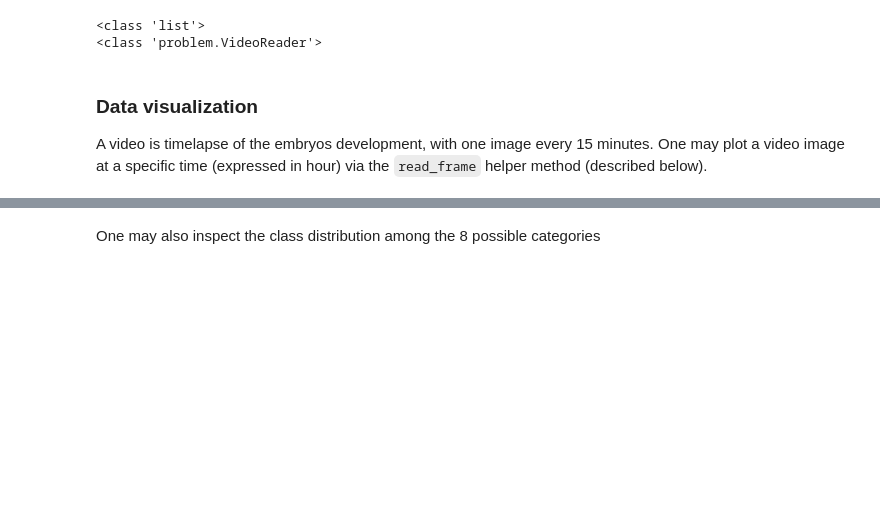
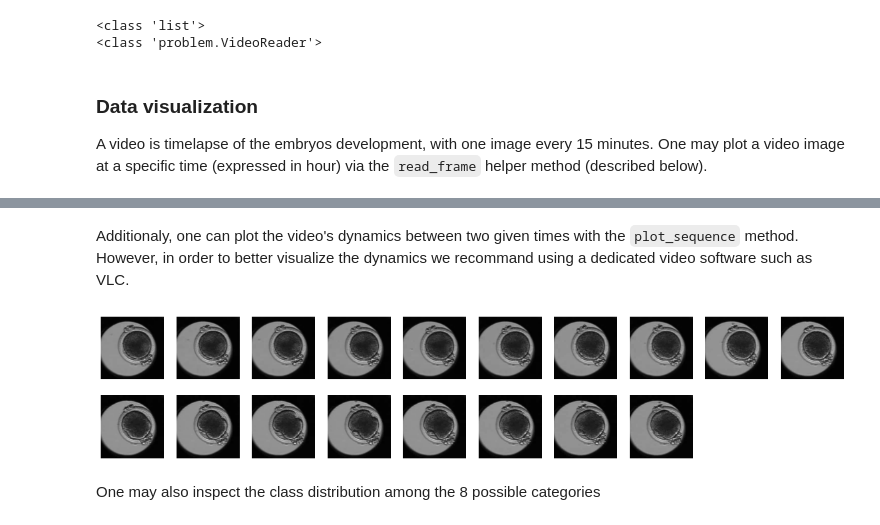
Before and after one commit to ramp-kits/bovine_embryo_survival_prediction, a Jupyter notebook: bovine_embryo_survival_prediction_starting_kit.ipynb, the cells around one changed output, grey strips where cells are left out. Drawn from its saved outputs; the diff is of its cells as text; code cells hidden in the pictures; blank space fills up the shorter version.

```diff
--- a/bovine_embryo_survival_prediction_starting_kit.ipynb
+++ b/bovine_embryo_survival_prediction_starting_kit.ipynb
@@ -105,3 +103,9 @@ plt.show()
+# %% [markdown]
+Additionaly, one can plot the video's dynamics between two given times with the `plot_sequence` method. However, in order to better visualize  the dynamics we recommand using a dedicated video software such as VLC.
+# %%
+videos_train[20].plot_sequence(27., 31.25)
+# %% [output]
+[figure, added]
 # %% [markdown]
 One may also inspect the class distribution among the 8 possible categories
 # %%
```
Also changed, not shown: parts of 12 cells of this notebook, 1 other file.
